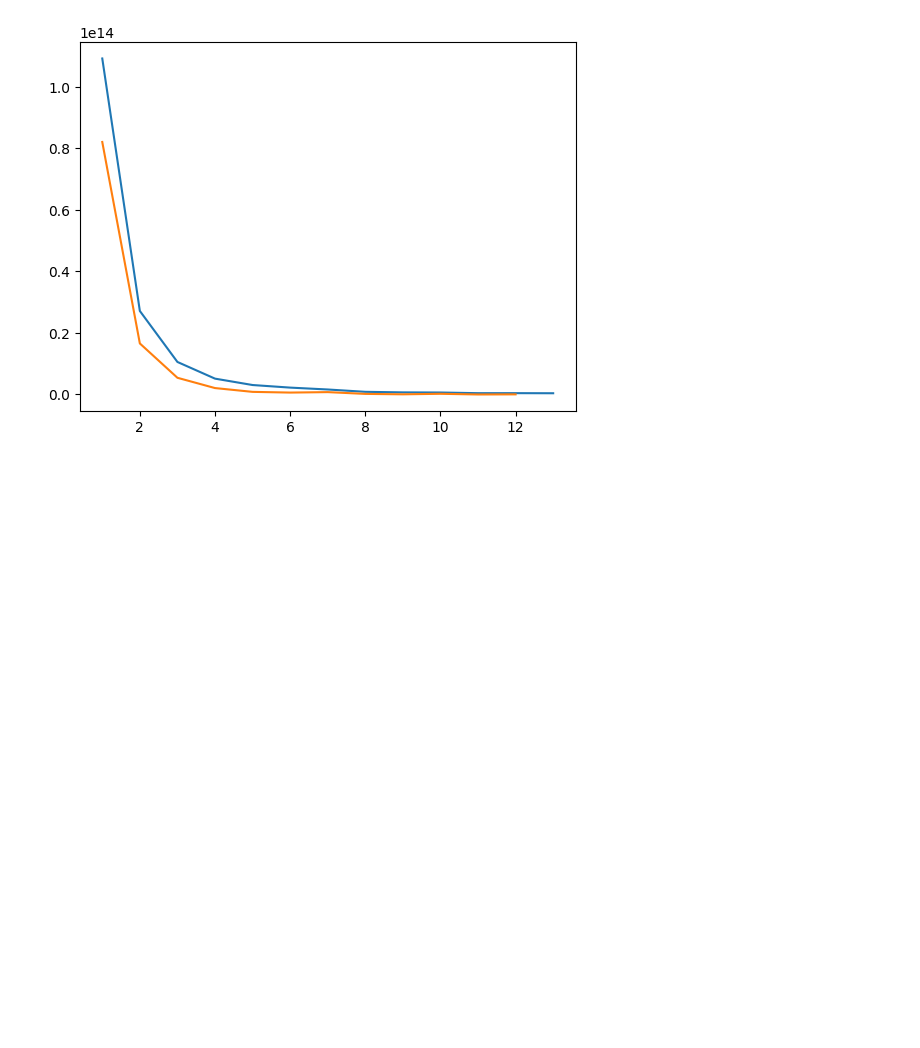
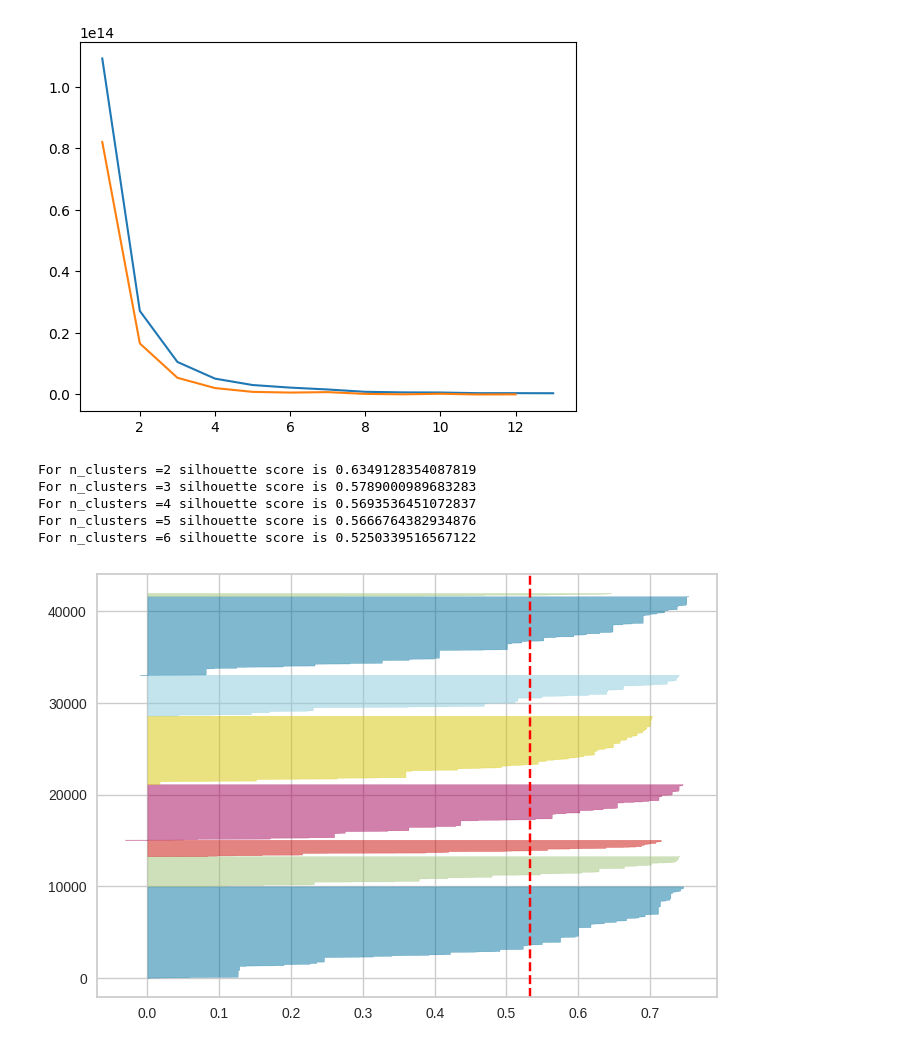
Before and after one commit to sttesta3/7506R-1C2024-GRUPO08, a Jupyter notebook: Clustering.ipynb, the cells around one changed output. Cells and saved outputs as stored; diff of their text form; code cells hidden in the pictures; blank space fills up the shorter version.

```diff
--- a/Clustering.ipynb
+++ b/Clustering.ipynb
@@ -91,3 +94,29 @@ plt.plot(range(1,len(variacion)),aceleracion)
 plt.show()
 # %% [output]
 [figure]
+# %%
+from sklearn.metrics import silhouette_score
+
+for n_clusters in range(2, 7):
+    km = KMeans(n_clusters=n_clusters)
+    preds = km.fit_predict(ds_train)
+
+    score = silhouette_score (ds_train, preds)
+    print ("For n_clusters =" + str(n_clusters) + " silhouette score is " + str(score))
+# %% [output]
+For n_clusters =2 silhouette score is 0.6349128354087819
+For n_clusters =3 silhouette score is 0.5789000989683283
+For n_clusters =4 silhouette score is 0.5693536451072837
+For n_clusters =5 silhouette score is 0.5666764382934876
+For n_clusters =6 silhouette score is 0.5250339516567122
+# %%
+from yellowbrick.cluster import SilhouetteVisualizer
+
+model = KMeans(8, random_state=0)
+
+# Visualizamos el gráfico de silueta
+visualizer = SilhouetteVisualizer(model, colors='yellowbrick')    # Instancio el visualizador
+visualizer.fit(ds_train)
+plt.show()
+# %% [output]
+[figure, added]
```
Also changed, not shown: parts of 2 cells of this notebook.
